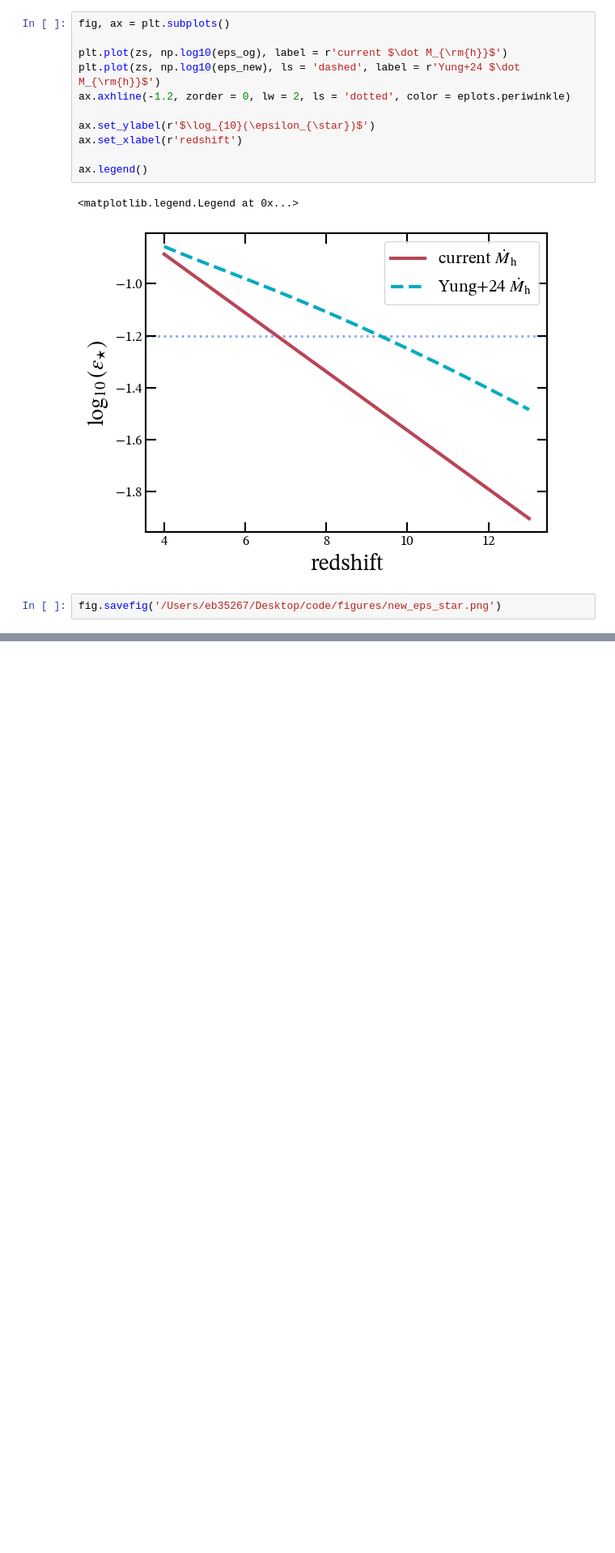
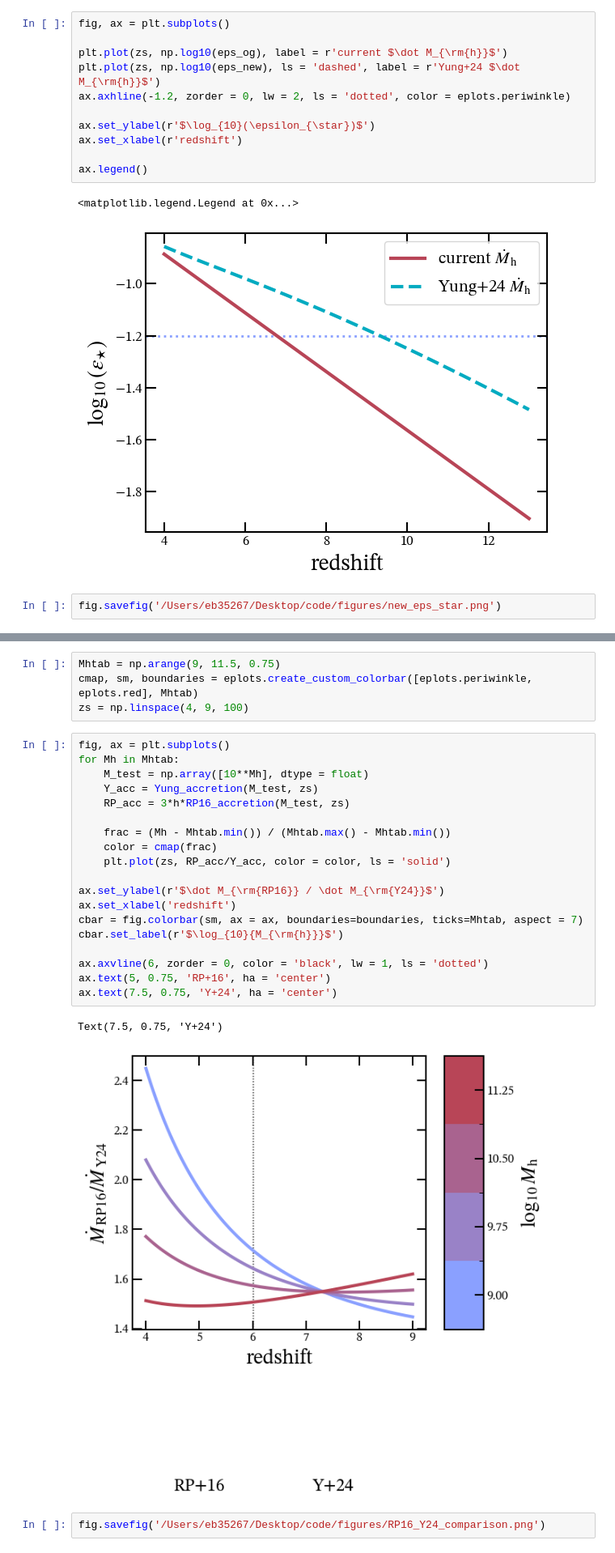
Before and after one commit to ebregou/modeling_stochasticity, a Jupyter notebook: notebooks/accretion_rate.ipynb, the cells around one changed output, grey strips where cells are left out. Shown at 81% size. Saved outputs shown, nothing was run; the diff lists cells and outputs as text; blank space fills up the shorter version.

```diff
--- a/notebooks/accretion_rate.ipynb
+++ b/notebooks/accretion_rate.ipynb
@@ -111,0 +167,28 @@ fig.savefig('/Users/eb35267/Desktop/code/figures/new_eps_star.png')
+# %%
+Mhtab = np.arange(9, 11.5, 0.75)
+cmap, sm, boundaries = eplots.create_custom_colorbar([eplots.periwinkle, eplots.red], Mhtab)
+zs = np.linspace(4, 9, 100)
+# %%
+fig, ax = plt.subplots()
+for Mh in Mhtab:
+    M_test = np.array([10**Mh], dtype = float)
+    Y_acc = Yung_accretion(M_test, zs)
+    RP_acc = 3*h*RP16_accretion(M_test, zs)
+
+    frac = (Mh - Mhtab.min()) / (Mhtab.max() - Mhtab.min())
+    color = cmap(frac)
+    plt.plot(zs, RP_acc/Y_acc, color = color, ls = 'solid')
+
+ax.set_ylabel(r'$\dot M_{\rm{RP16}} / \dot M_{\rm{Y24}}$')
+ax.set_xlabel('redshift')
+cbar = fig.colorbar(sm, ax = ax, boundaries=boundaries, ticks=Mhtab, aspect = 7)
+cbar.set_label(r'$\log_{10}{M_{\rm{h}}}$')
+
+ax.axvline(6, zorder = 0, color = 'black', lw = 1, ls = 'dotted')
+ax.text(5, 0.75, 'RP+16', ha = 'center')
+ax.text(7.5, 0.75, 'Y+24', ha = 'center')
+# %% [output]
+Text(7.5, 0.75, 'Y+24')
+[figure, added]
+# %%
+fig.savefig('/Users/eb35267/Desktop/code/figures/RP16_Y24_comparison.png')
```
Also changed, not shown: parts of 9 cells of this notebook, 1 other file.
